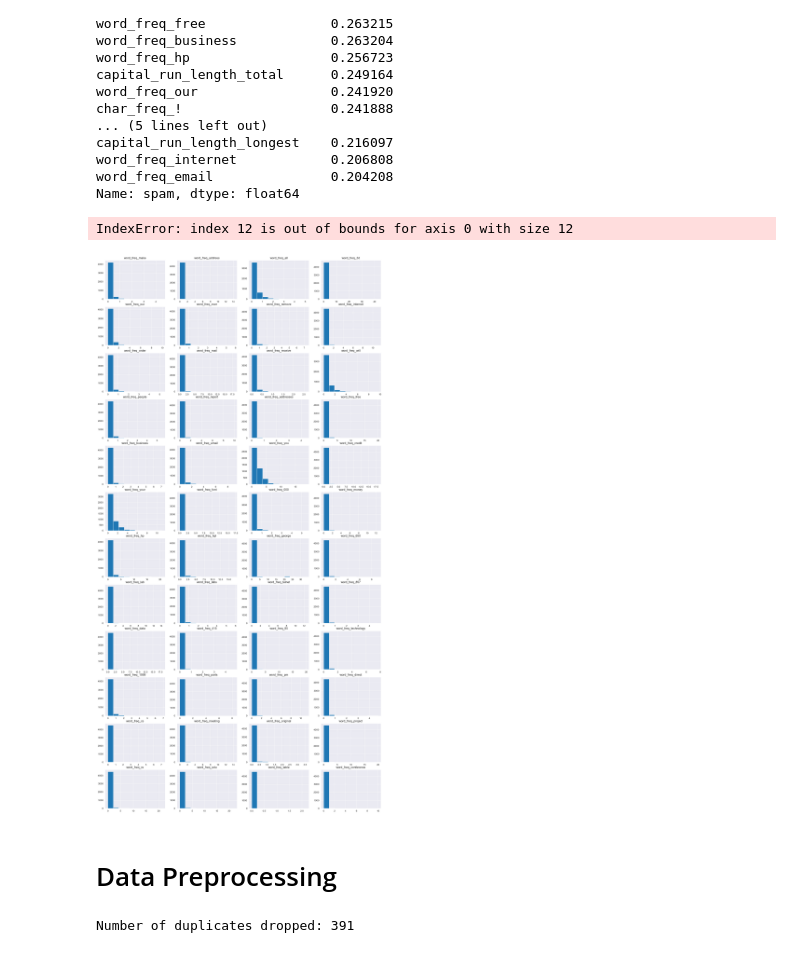
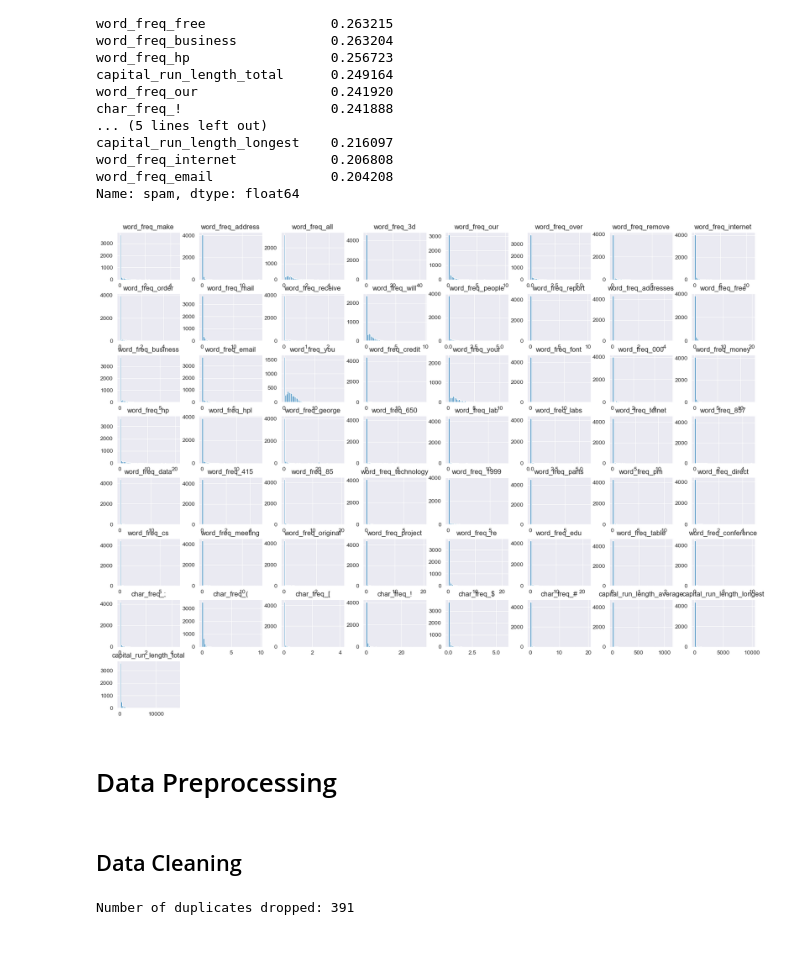
Before and after one commit to NotMishaal/Spam-Classification, a Jupyter notebook: classification.ipynb, the cells around one changed output. Cells and saved outputs as stored; diff of their text form; code cells hidden in the pictures.

```diff
--- a/classification.ipynb
+++ b/classification.ipynb
@@ -169,17 +167,14 @@ Name: spam, dtype: float64
 # %%
 # plot histograms of the numerical attributes to analyze the distribution of the numerical features
 num_cols = df.columns[:-1] # select all columns except the last one (spam)
-fig, axs = plt.subplots(12, 4, figsize=(20, 40))
-for i, col in enumerate(num_cols):
-    axs[i//4][i%4].hist(df[col])
-    axs[i//4][i%4].set_title(col)
-plt.tight_layout()
+df[num_cols].hist(bins=50, figsize=(20,15))
 plt.show()
 # %% [output]
-IndexError: index 12 is out of bounds for axis 0 with size 12
-[figure, old version]
+[figure, new version]
 # %% [markdown]
 # Data Preprocessing
+# %% [markdown]
+## Data Cleaning
 # %%
 # removal of duplicated values
 df_copy = df.copy()
```
Also changed, not shown: parts of 11 cells of this notebook.
